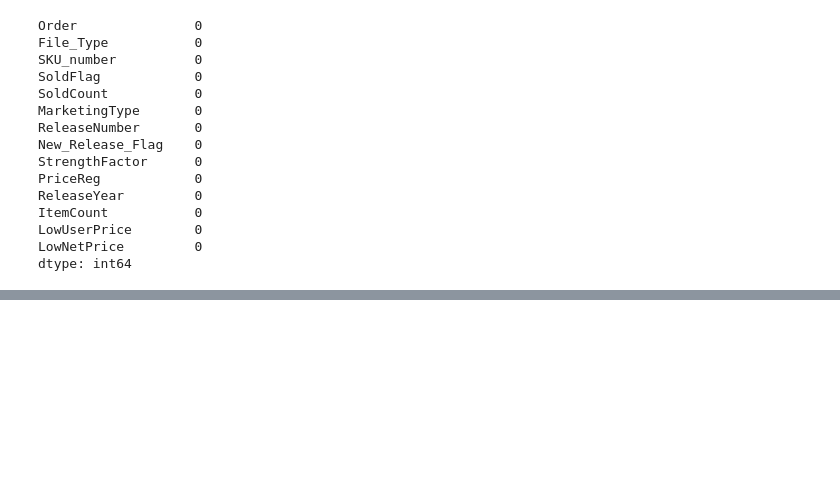
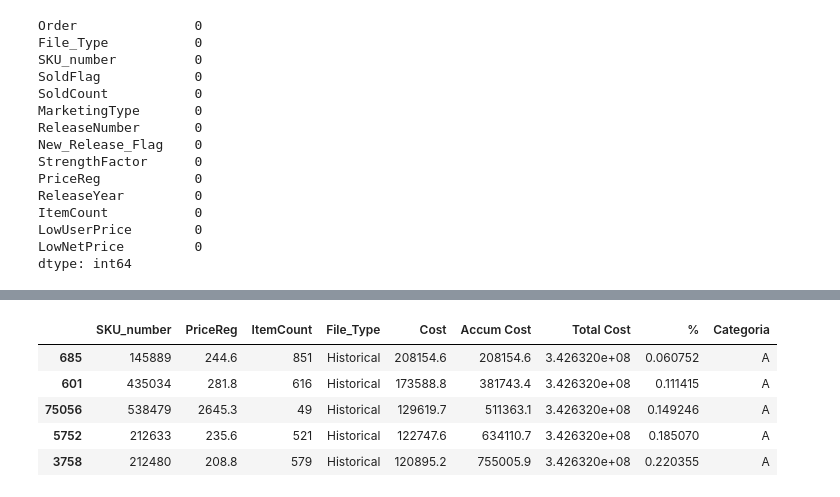
Before and after one commit to cesaralejon/Proyecto-2, a Jupyter notebook: Proyecto2_Cesar_Olmedo.ipynb, the cells around one changed output, grey strips where cells are left out. Cells and saved outputs as stored; diff of their text form; code cells hidden in the pictures; blank space fills up the shorter version.

```diff
--- a/Proyecto2_Cesar_Olmedo.ipynb
+++ b/Proyecto2_Cesar_Olmedo.ipynb
@@ -117,0 +198,5 @@ df.describe()
+# %%
+df_hist_cost["Accum Cost"] = df_hist_cost["Cost"].cumsum()
+# %%
+df_hist_cost["Total Cost"] = df_hist_cost["Cost"].sum()
+df_hist_cost["%"] = (df_hist_cost["Accum Cost"]/df_hist_cost["Total Cost"])*100
@@ -117,0 +220,20 @@ df.describe()
+# %%
+def classes(Porcentajeabc):
+
+    if Porcentajeabc>0 and Porcentajeabc<60:
+        return "A"
+    elif Porcentajeabc>=60 and Porcentajeabc<80:
+        return "B"
+    else:
+        return "C"
+# %%
+df_hist_cost["Categoria"] = df_hist_cost["%"].apply(classes)
+# %%
+df_hist_cost.head()
+# %% [output]
+|  | SKU_number | PriceReg | ItemCount | File_Type | Cost | Accum Cost | Total Cost | % | Categoria |
+| 685 | 145889 | 244.6 | 851 | Historical | 208154.6 | 208154.6 | 3.426320e+08 | 0.060752 | A |
+| 601 | 435034 | 281.8 | 616 | Historical | 173588.8 | 381743.4 | 3.426320e+08 | 0.111415 | A |
+| 75056 | 538479 | 2645.3 | 49 | Historical | 129619.7 | 511363.1 | 3.426320e+08 | 0.149246 | A |
+| 5752 | 212633 | 235.6 | 521 | Historical | 122747.6 | 634110.7 | 3.426320e+08 | 0.185070 | A |
+| 3758 | 212480 | 208.8 | 579 | Historical | 120895.2 | 755005.9 | 3.426320e+08 | 0.220355 | A |
```
Also changed, not shown: parts of 19 cells of this notebook.
